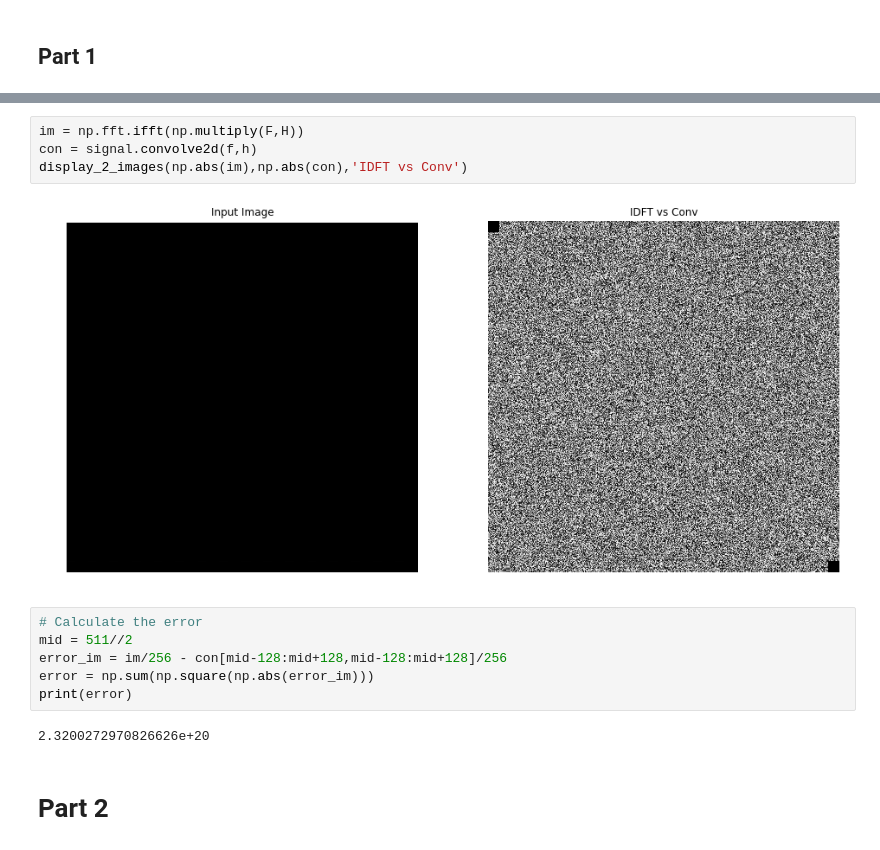
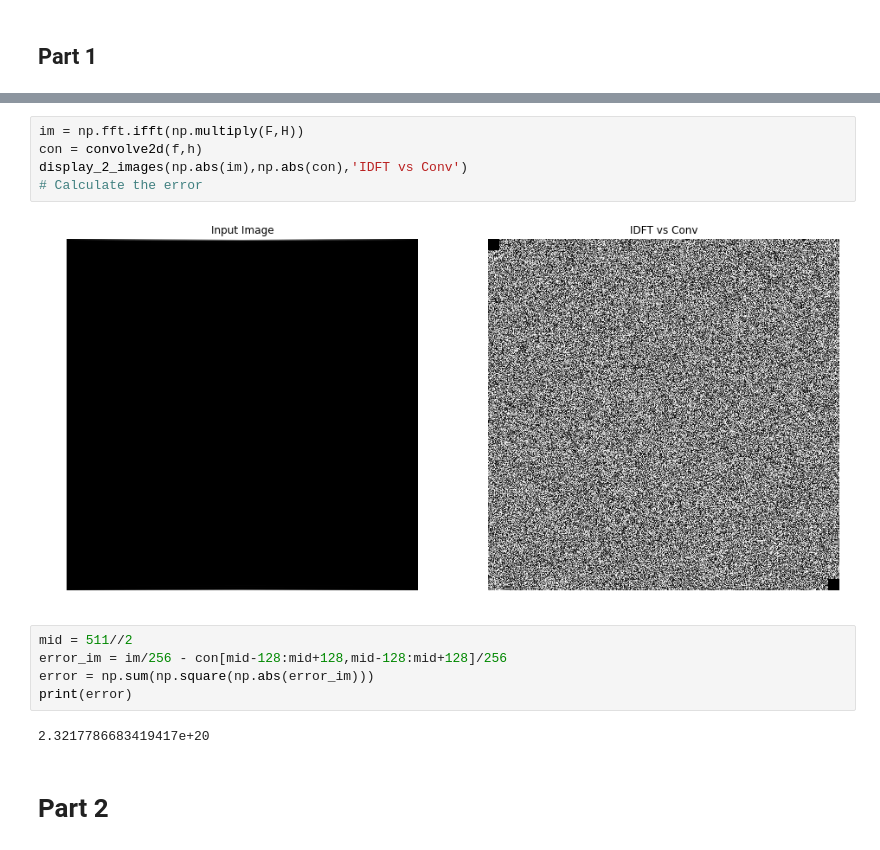
Before and after one commit to shubhMaheshwari/Assignment, a Jupyter notebook: DIP/Assignment3/Report.ipynb, the cells around one changed output, grey strips where cells are left out. Drawn from its saved outputs; the diff is of its cells as text.

```diff
--- a/DIP/Assignment3/Report.ipynb
+++ b/DIP/Assignment3/Report.ipynb
@@ -163,17 +186,17 @@ display_2_images(h,np.log(1+np.abs(H)),'DFT')
 # %%
 im = np.fft.ifft(np.multiply(F,H))
-con = signal.convolve2d(f,h)
+con = convolve2d(f,h)
 display_2_images(np.abs(im),np.abs(con),'IDFT vs Conv')
+# Calculate the error
 # %% [output]
-[figure, old version]
+[figure, new version]
 # %%
-# Calculate the error
 mid = 511//2
 error_im = im/256 - con[mid-128:mid+128,mid-128:mid+128]/256
 error = np.sum(np.square(np.abs(error_im)))
 print(error)
 # %% [output]
-2.3200272970826626e+20
+2.3217786683419417e+20
 # %% [markdown]
 # Part 2
 # %%
```
Also changed, not shown: parts of 8 cells of this notebook, 49 other files.
